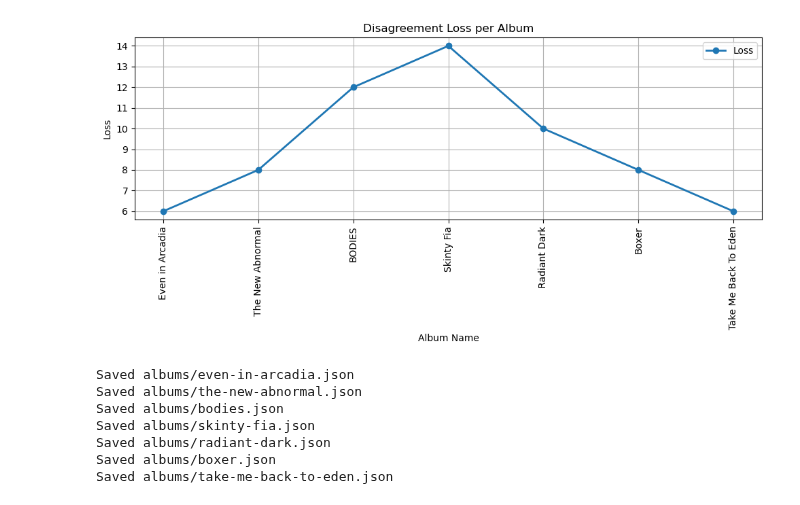
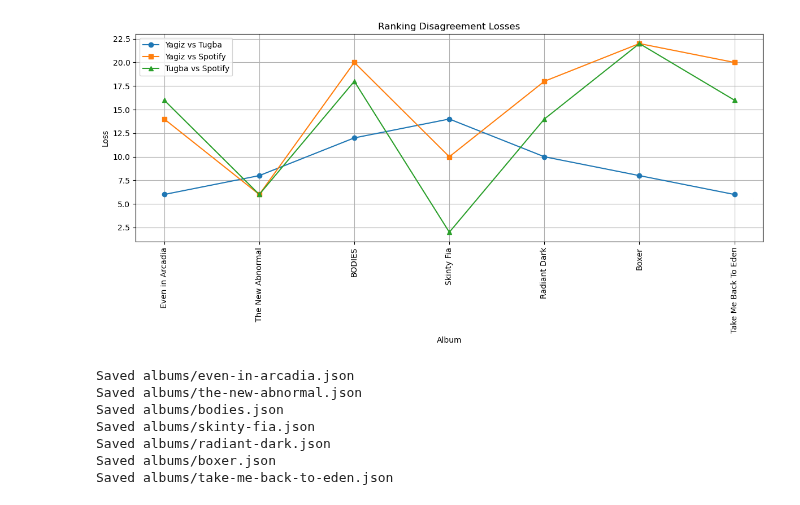
Before and after one commit to tugbatumer/album_ranking, a Jupyter notebook: album_ranking.ipynb, the cells around one changed output. Drawn from its saved outputs; the diff is of its cells as text; code cells hidden in the pictures.

Commit message:
Initial try for Spotify vs us

```diff
--- a/album_ranking.ipynb
+++ b/album_ranking.ipynb
@@ -60,6 +64,8 @@ rankings = [
 
 ranking_df = pd.DataFrame(rankings)
 # %%
-ranking_loss_df = compute_ranking_loss_df(ranking_df)
+ranking_loss_df = compute_ranking_losses_extended(ranking_df)
+ranking_loss_df = extend_df_with_spotify(ranking_loss_df)
+ranking_loss_df = ranking_loss_df[['album', 'artist', 'spotify_id', 'Yagiz', 'Tugba', 'Spotify', 'loss_y_vs_t', 'loss_y_vs_s', 'loss_t_vs_s']]
 ranking_loss_df
 # %% [output]
@@ -74,5 +80,5 @@ ranking_loss_df
 # %%
-plot_ranking_losses(ranking_loss_df)
+plot_all_ranking_losses(ranking_loss_df)
 # %% [output]
-[figure, old version]
+[figure, new version]
 # %%
```
Also changed, not shown: parts of 3 cells of this notebook, 11 other files.
